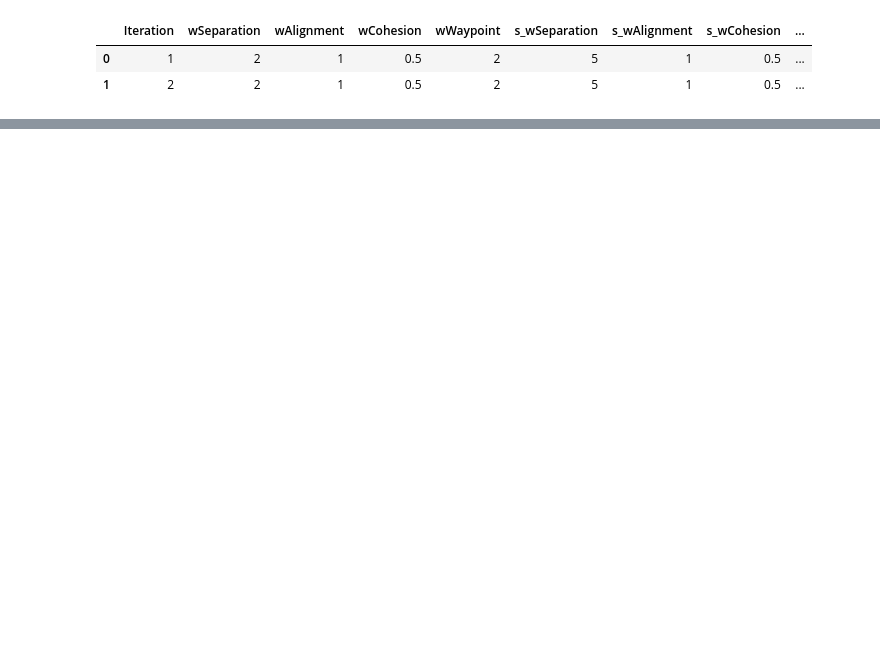
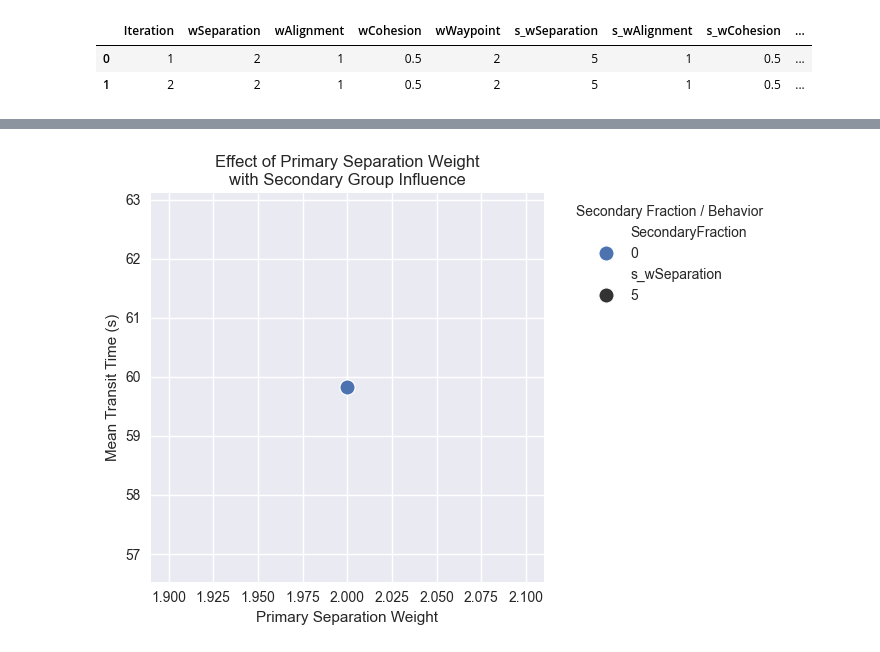
Before and after one commit to Boburo43/BoidSimulation, a Jupyter notebook: Data/notebooks/boids_Analysis.ipynb, the cells around one changed output, grey strips where cells are left out. Cells and saved outputs as stored; diff of their text form; code cells hidden in the pictures; blank space fills up the shorter version.

```diff
--- a/Data/notebooks/boids_Analysis.ipynb
+++ b/Data/notebooks/boids_Analysis.ipynb
@@ -20,0 +72,29 @@ df
+# %%
+import matplotlib.pyplot as plt
+import seaborn as sns
+
+plt.style.use("seaborn-v0_8")
+
+plt.figure(figsize=(7,5))
+
+sns.scatterplot(
+    data=grouped,
+    x="wSeparation",
+    y="MeanTransit",
+    hue="SecondaryFraction",        # color = % secondary agents
+    style="s_wSeparation",          # marker = secondary behaviour
+    s=120
+)
+
+plt.xlabel("Primary Separation Weight")
+plt.ylabel("Mean Transit Time (s)")
+plt.title("Effect of Primary Separation Weight\nwith Secondary Group Influence")
+
+plt.legend(title="Secondary Fraction / Behavior", bbox_to_anchor=(1.05, 1), loc='upper left')
+
+plt.grid(True)
+plt.tight_layout()
+
+plt.show()
+# %% [output]
+[figure, added]
```
Also changed, not shown: parts of 10 cells of this notebook, 6 other files.
